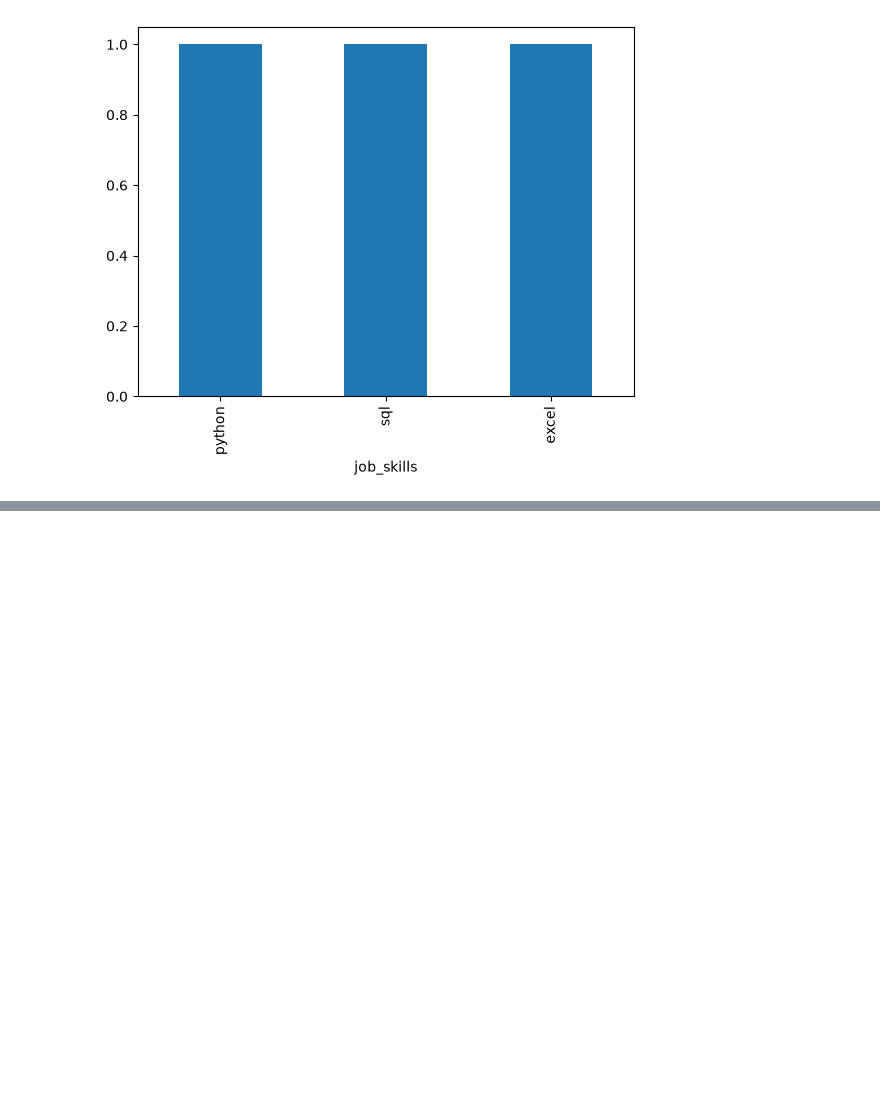
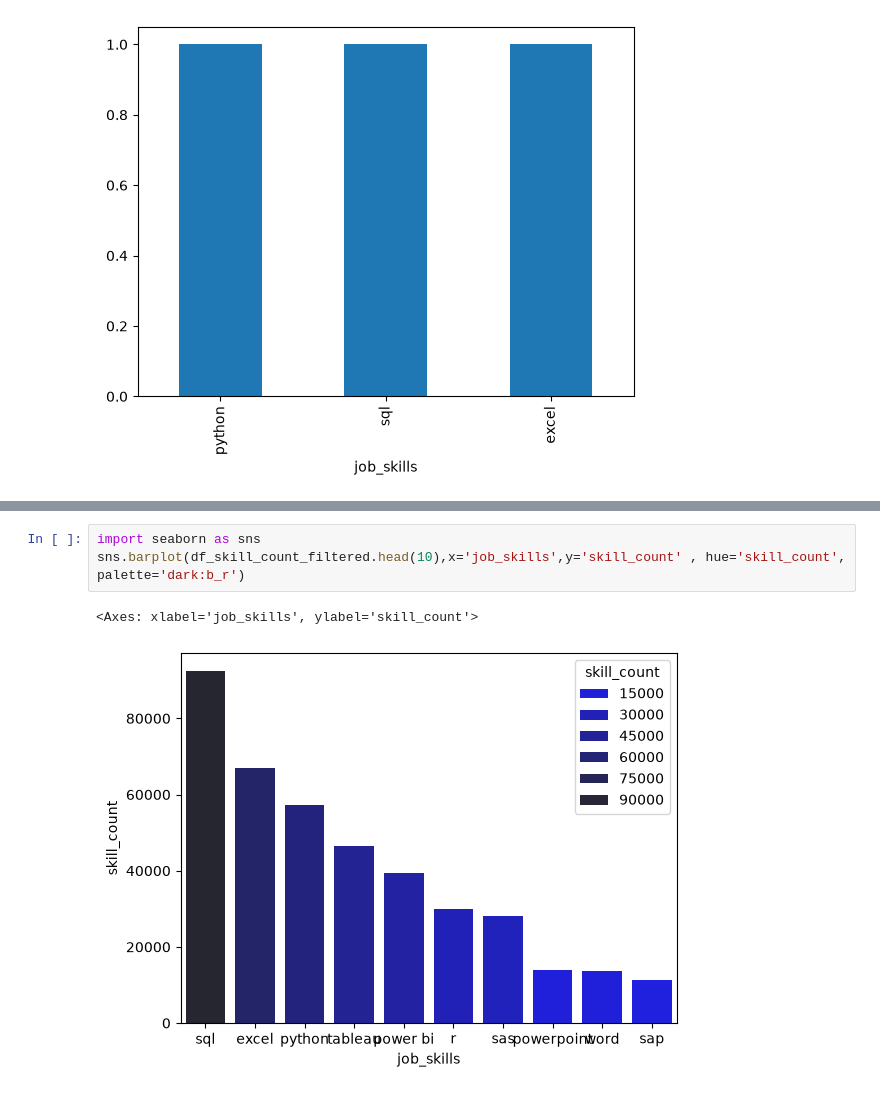
Before and after one commit to sirous-yn/SQL_Python, a Jupyter notebook: Advanced/apply_function.ipynb, the cells around one changed output, grey strips where cells are left out. Drawn from its saved outputs; the diff is of its cells as text; blank space fills up the shorter version.

```diff
--- a/Advanced/apply_function.ipynb
+++ b/Advanced/apply_function.ipynb
@@ -180,0 +280,6 @@ df_exploded[
+# %%
+import seaborn as sns
+sns.barplot(df_skill_count_filtered.head(10),x='job_skills',y='skill_count' , hue='skill_count', palette='dark:b_r')
+# %% [output]
+<Axes: xlabel='job_skills', ylabel='skill_count'>
+[figure, added]
```
Also changed, not shown: parts of 9 cells of this notebook, 1 other file.
